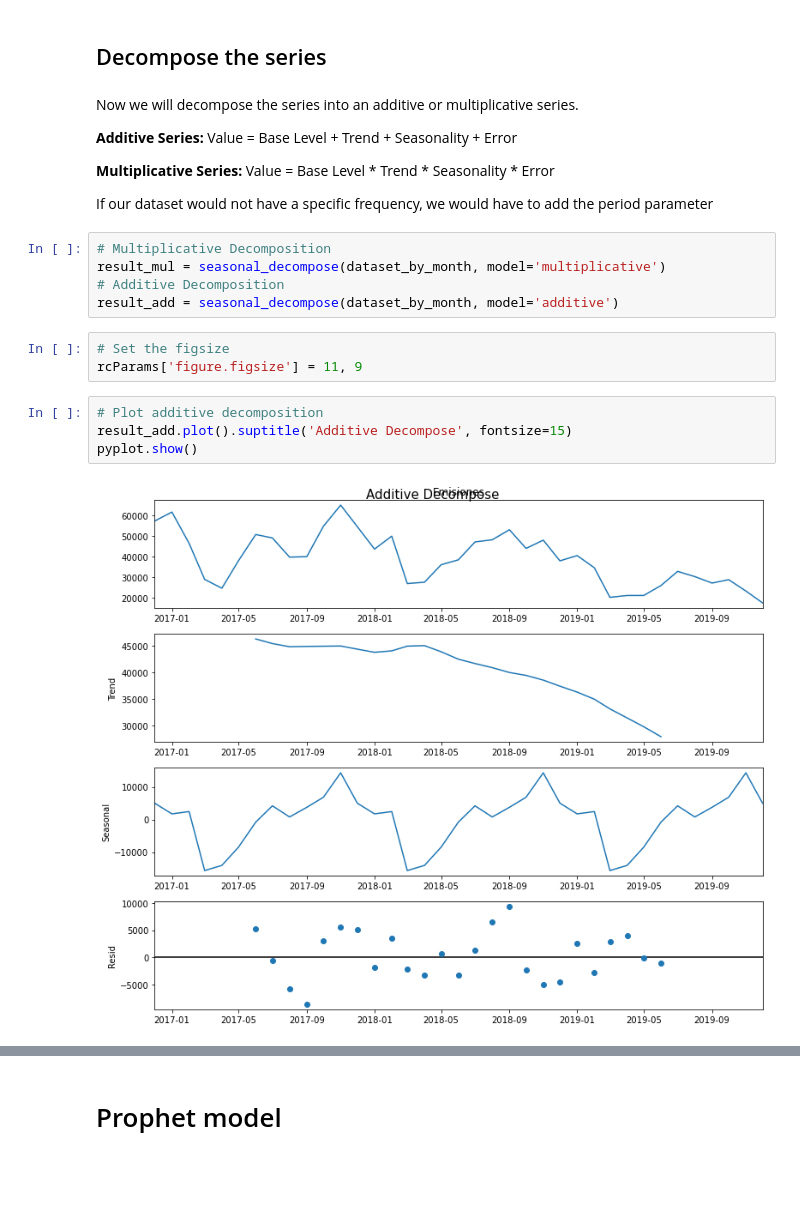
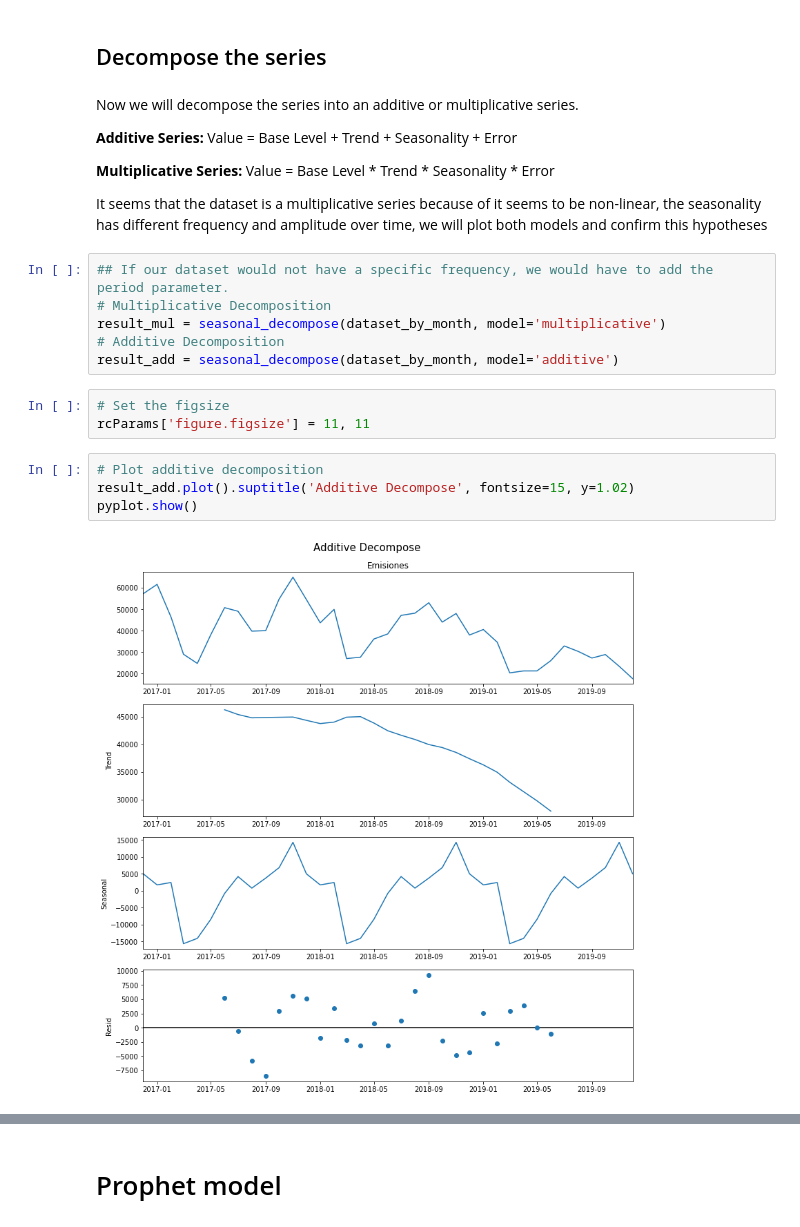
Before and after one commit to hectorLop/CO2_emissions_forecast, a Jupyter notebook: CO2_feature_engineering_and_visualization.ipynb, the cells around one changed output, grey strips where cells are left out. Drawn from its saved outputs; the diff is of its cells as text; blank space fills up the shorter version.

```diff
--- a/CO2_feature_engineering_and_visualization.ipynb
+++ b/CO2_feature_engineering_and_visualization.ipynb
@@ -266,20 +267,21 @@ Value = Base Level + Trend + Seasonality + Error
 **Multiplicative Series:**
 Value = Base Level * Trend * Seasonality * Error
 
-If our dataset would not have a specific frequency, we would have to add the period parameter
+It seems that the dataset is a multiplicative series because of it seems to be non-linear, the seasonality has different frequency and amplitude over time, we will plot both models and confirm this hypotheses
 # %%
+## If our dataset would not have a specific frequency, we would have to add the period parameter.
 # Multiplicative Decomposition
 result_mul = seasonal_decompose(dataset_by_month, model='multiplicative')
 # Additive Decomposition
 result_add = seasonal_decompose(dataset_by_month, model='additive')
 # %%
 # Set the figsize
-rcParams['figure.figsize'] = 11, 9
+rcParams['figure.figsize'] = 11, 11
 # %%
 # Plot additive decomposition
-result_add.plot().suptitle('Additive Decompose', fontsize=15)
+result_add.plot().suptitle('Additive Decompose', fontsize=15, y=1.02)
 pyplot.show()
 # %% [output]
-[figure, old version]
+[figure, new version]
 # %%
 # Plot multiplicative decomposition
```
Also changed, not shown: parts of 12 cells of this notebook.
